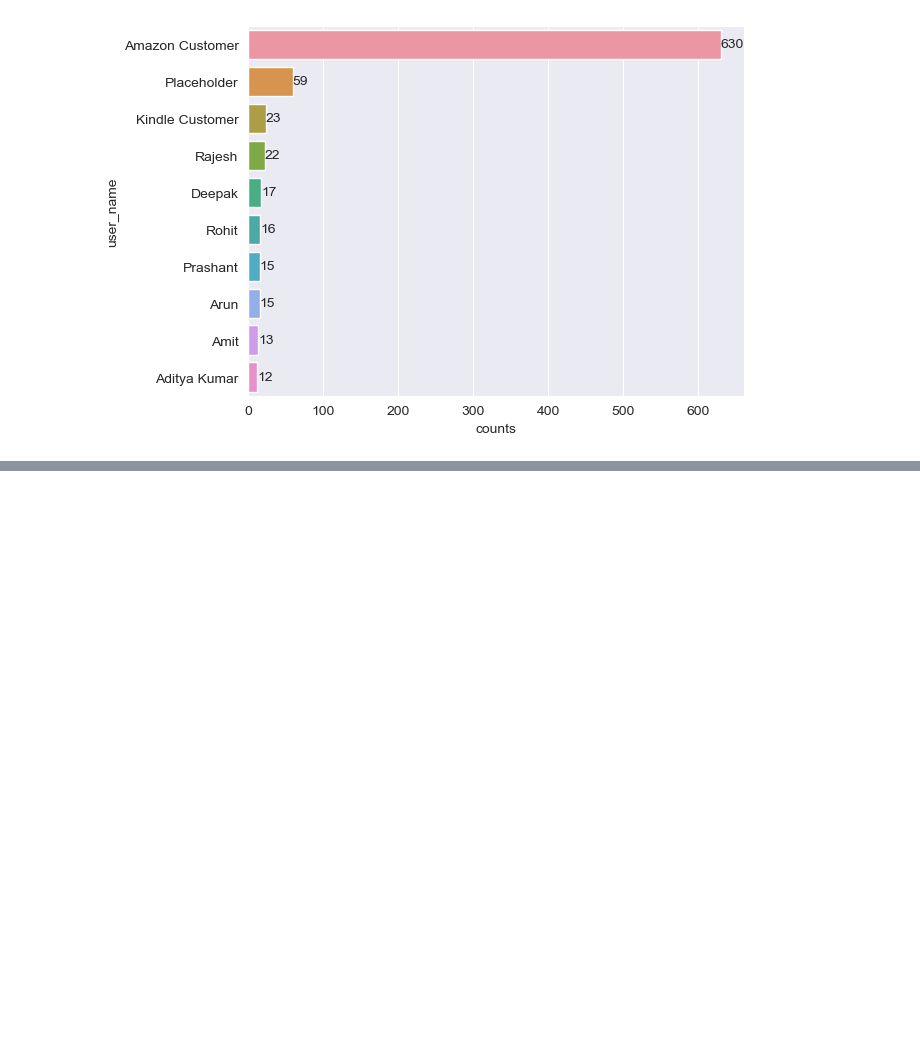
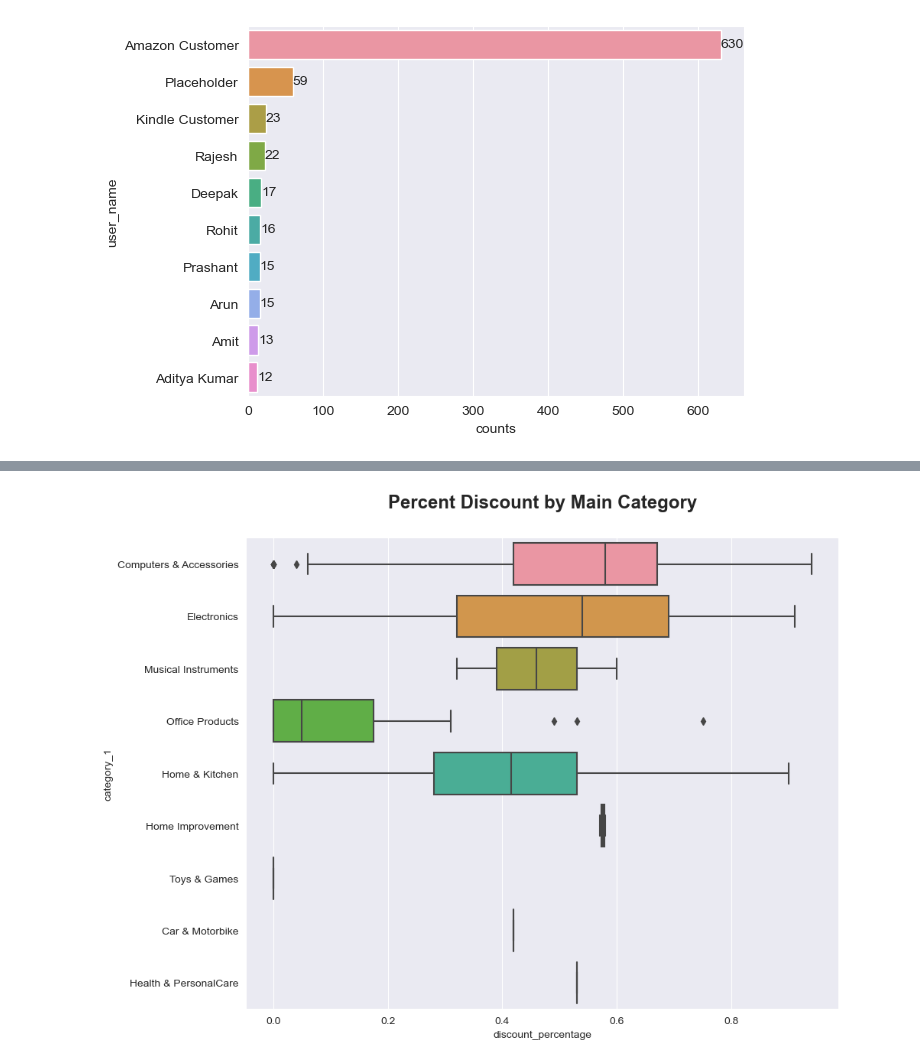
Before and after one commit to Bidkar2912/Amazon_Sales, a Jupyter notebook: Amazon_Sales_Analysis.ipynb, the cells around one changed output, grey strips where cells are left out. Saved outputs shown, nothing was run; the diff lists cells and outputs as text; code cells hidden in the pictures; blank space fills up the shorter version.

```diff
--- a/Amazon_Sales_Analysis.ipynb
+++ b/Amazon_Sales_Analysis.ipynb
@@ -533,0 +577,10 @@ plt.show()
+# %%
+fig,ax = plt.subplots(figsize=(10,8))
+
+sns.boxplot( data = df, x = 'discount_percentage',
+                       y ='category_1').set_title('Percent Discount by Main Category',
+                                                  fontweight = 'heavy',size = 'xx-large',y=1.05)
+
+plt.show()
+# %% [output]
+[figure, added]
```
Also changed, not shown: parts of 5 cells of this notebook.
